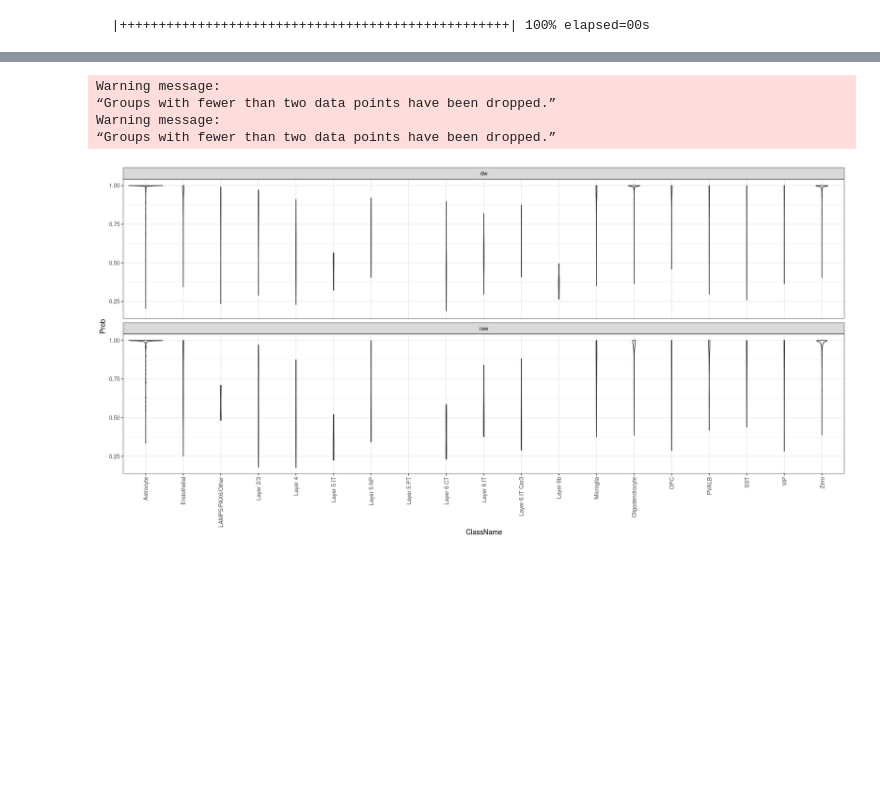
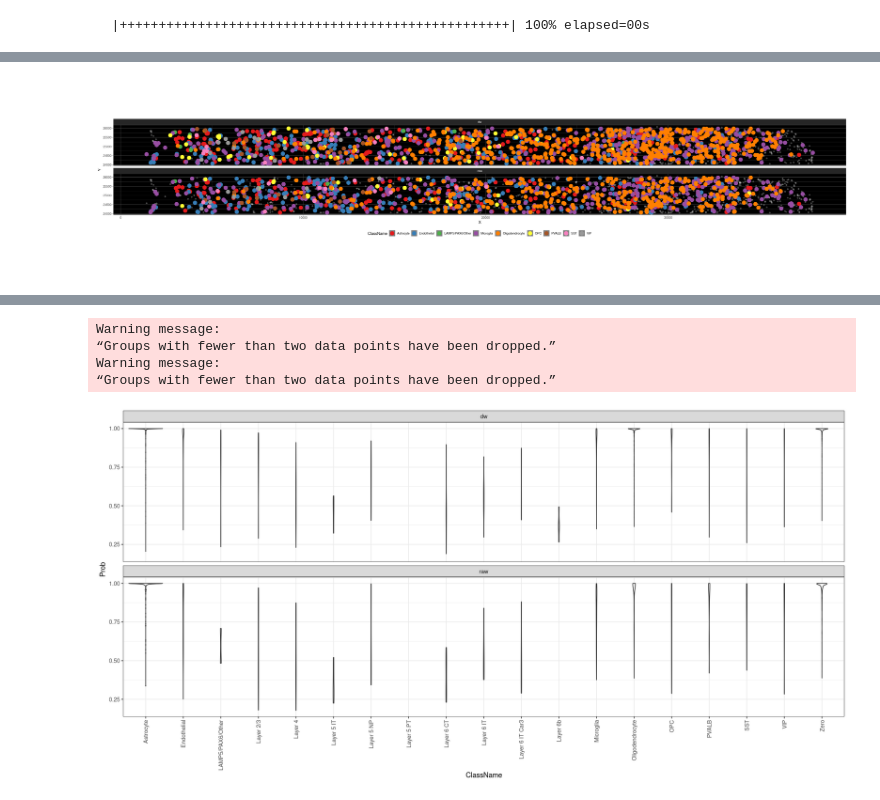
Before and after one commit to ggirelli/deconwolf-in-situ-transcriptomics, a Jupyter notebook: notebooks/2_strip.ipynb, the cells around one changed output, grey strips where cells are left out. Cells and saved outputs as stored; diff of their text form; code cells hidden in the pictures; blank space fills up the shorter version.

```diff
--- a/notebooks/2_strip.ipynb
+++ b/notebooks/2_strip.ipynb
@@ -77,0 +113,10 @@ ggplot(cell_data[ClassName != "Zero"], aes(X, Y, color=ClassName)) +
+# %%
+options(repr.plot.width=30, repr.plot.height=8)
+ggplot(cell_data[ClassName != "Zero"][!grepl("Layer", ClassName)], aes(X, Y, color=ClassName)) +
+    geom_point(data=cell_data[ClassName == "Zero"], color="white", alpha=.25) +
+    geom_point(size=5) + theme_dark() +
+    theme(legend.position="bottom") + coord_fixed() + guides(color=guide_legend(nrow=1)) +
+    theme(panel.background=element_rect(fill="black")) +
+    facet_wrap(~image_type, nrow=2) + scale_color_brewer(palette="Set1")
+# %% [output]
+[figure, added]
```
Also changed, not shown: parts of 8 cells of this notebook, 1 other file.
